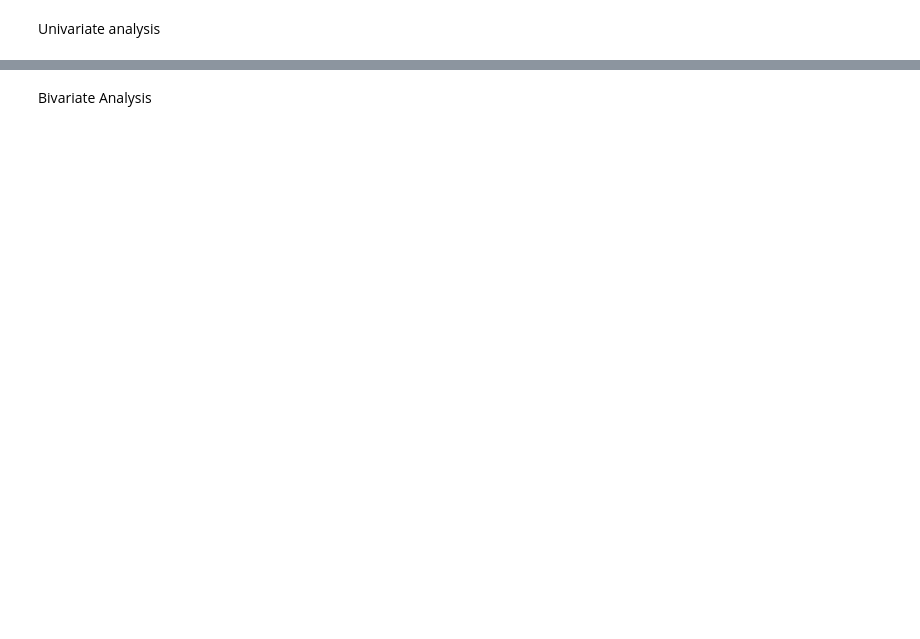
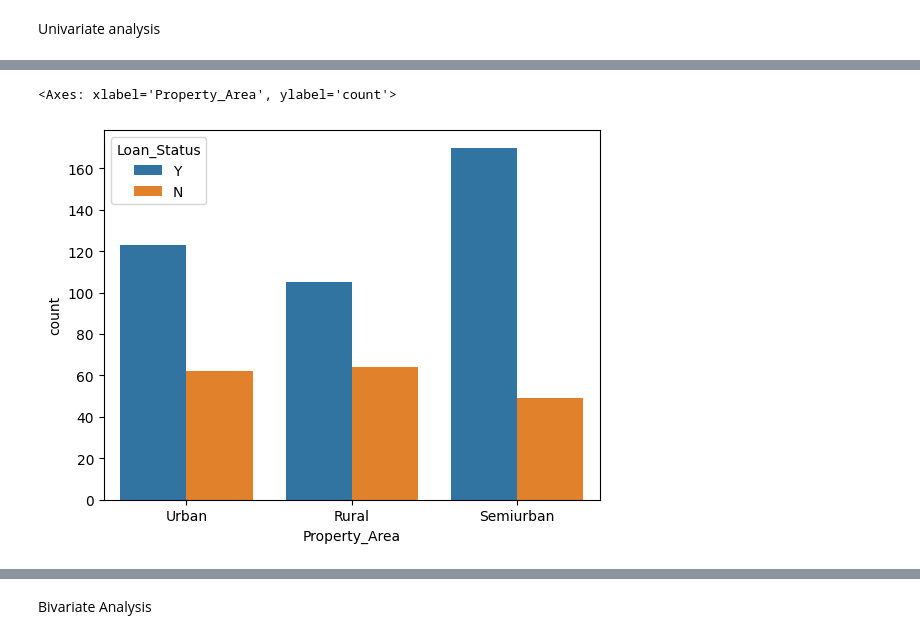
Before and after one commit to ADEOYE-MARY25/My_Task, a Jupyter notebook: Week_11/adeoye_mary_task_25.ipynb, the cells around one changed output, grey strips where cells are left out. Saved outputs shown, nothing was run; the diff lists cells and outputs as text; code cells hidden in the pictures; blank space fills up the shorter version.

```diff
--- a/Week_11/adeoye_mary_task_25.ipynb
+++ b/Week_11/adeoye_mary_task_25.ipynb
@@ -319,3 +358,8 @@ sns.histplot(data1["LoanAmount"], kde=True)
+# %%
+sns.countplot(x="Property_Area", hue="Loan_Status", data=data1)
+# %% [output]
+<Axes: xlabel='Property_Area', ylabel='count'>
+[figure, added]
 # %%
 sns.countplot(x="Self_Employed", data=data1)
 # %% [output]
```
Also changed, not shown: parts of 41 cells of this notebook.
